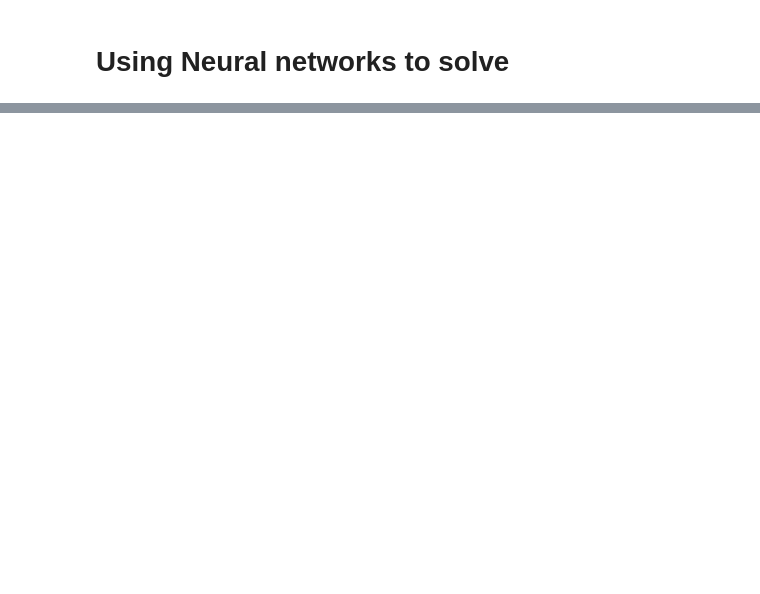
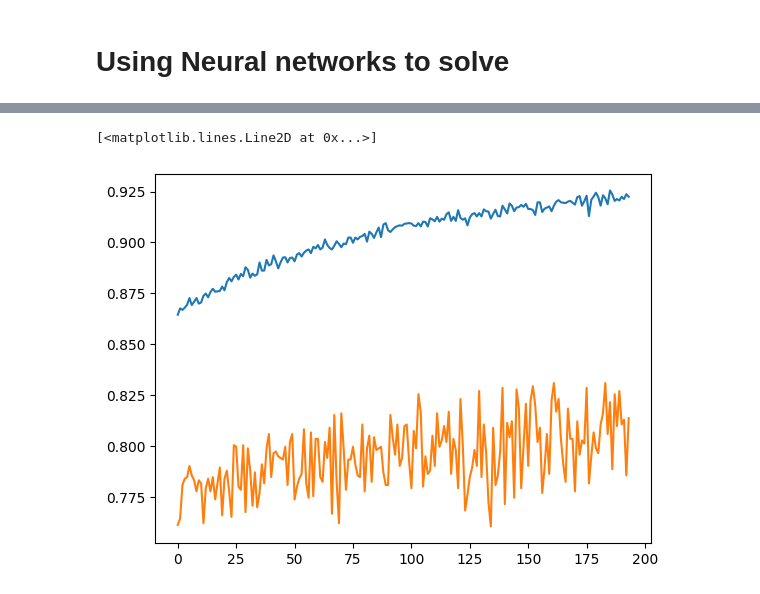
Before and after one commit to bhaveshyadav111/MachineLearning, a Jupyter notebook: stroke-prediction-engine.ipynb, the cells around one changed output, grey strips where cells are left out. Drawn from its saved outputs; the diff is of its cells as text; code cells hidden in the pictures; blank space fills up the shorter version.

```diff
--- a/stroke-prediction-engine.ipynb
+++ b/stroke-prediction-engine.ipynb
@@ -566,0 +608,28 @@ model.add(Dense(1,activation='sigmoid'))
+# %%
+def build_model(hp):
+    model = Sequential()
+    cnt = 0
+    opt = hp.Choice("optimizers",values=['adam','sgd','nadam','rmsprop','adagrad'])
+    for i in range(hp.Int("layers",min_value=1,max_value=10)):
+        units = hp.Int("units",min_value=8,max_value=128)
+
+        if cnt == 0:
+            model.add(Dense(units=units,activation='relu',input_dim=20))
+        model.add(Dense(units=units,activation='relu',kernel_regularizer=keras.regularizers.l2(0.01)))
+        model.add(Dropout(0.3))
+        cnt+=1
+
+    model.add(Dense(1,activation='sigmoid'))
+    model.compile(loss='binary_crossentropy',optimizer=opt,metrics=['accuracy'])
+
+    return model
+# %%
+tuner = kt.RandomSearch(
+    build_model,
+    objective='val_loss',
+    max_trials=5,
+    directory="mydir",
+    project_name="prj1"
+)
+with tensorflow.device('/GPU:0'):
+    tuner.search(over_x_train,over_y_train,epochs=5,validation_data=(x_test,y_test))
@@ -566,0 +646,2 @@ model.add(Dense(1,activation='sigmoid'))
+# %%
+model = tuner.get_best_models(num_models=1)[0]
@@ -567,2 +650,4 @@ model.add(Dense(1,activation='sigmoid'))
+# %%
+history = model.fit(over_x_train,over_y_train,epochs=200,verbose=0,validation_data=(x_test,y_test),initial_epoch=6,batch_size=1_000)
 # %%
 model.summary()
@@ -577,0 +684,6 @@ accuracy_score(y_test,y_pred)
+# %%
+plt.plot(history.history['accuracy'])
+plt.plot(history.history['val_accuracy'])
+# %% [output]
+[<matplotlib.lines.Line2D at 0x...>]
+[figure, added]
```
Also changed, not shown: parts of 46 cells of this notebook.
